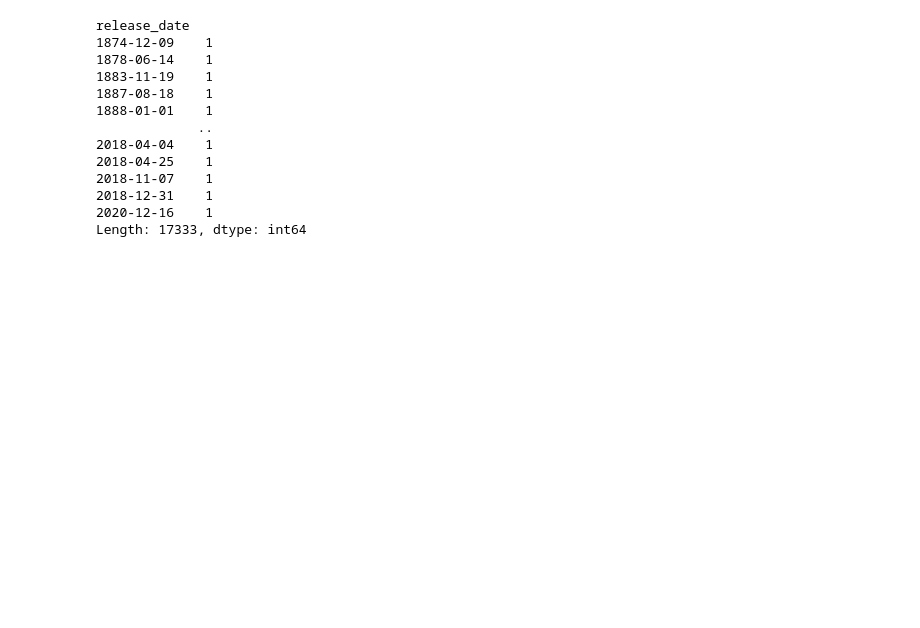
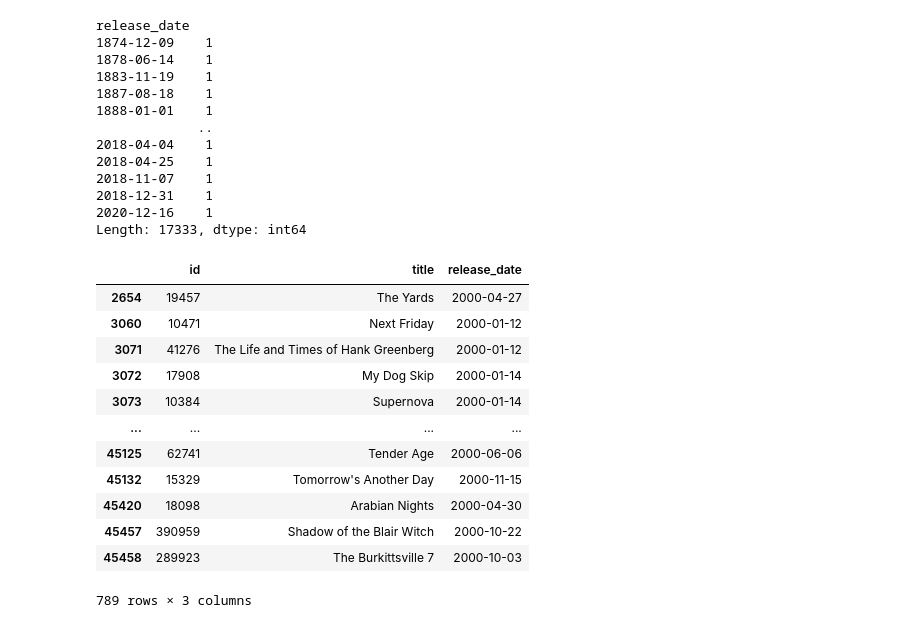
Before and after one commit to tabscoob/tabscoob-DE-101, a Jupyter notebook: src/notebooks/02_basic_pandas.ipynb, the cells around one changed output. Drawn from its saved outputs; the diff is of its cells as text; code cells hidden in the pictures; blank space fills up the shorter version.

```diff
--- a/src/notebooks/02_basic_pandas.ipynb
+++ b/src/notebooks/02_basic_pandas.ipynb
@@ -107,3 +157,19 @@ release_date
 2018-12-31    1
 2020-12-16    1
 Length: 17333, dtype: int64
+# %%
+peliculas_del_2000_df
+# %% [output]
+|  | id | title | release_date |
+| 2654 | 19457 | The Yards | 2000-04-27 |
+| 3060 | 10471 | Next Friday | 2000-01-12 |
+| 3071 | 41276 | The Life and Times of Hank Greenberg | 2000-01-12 |
+| 3072 | 17908 | My Dog Skip | 2000-01-14 |
+| 3073 | 10384 | Supernova | 2000-01-14 |
+| ... | ... | ... | ... |
+| 45125 | 62741 | Tender Age | 2000-06-06 |
+| 45132 | 15329 | Tomorrow's Another Day | 2000-11-15 |
+| 45420 | 18098 | Arabian Nights | 2000-04-30 |
+| 45457 | 390959 | Shadow of the Blair Witch | 2000-10-22 |
+| 45458 | 289923 | The Burkittsville 7 | 2000-10-03 |
+789 rows × 3 columns
```
Also changed, not shown: parts of 16 cells of this notebook, 1 other file.
